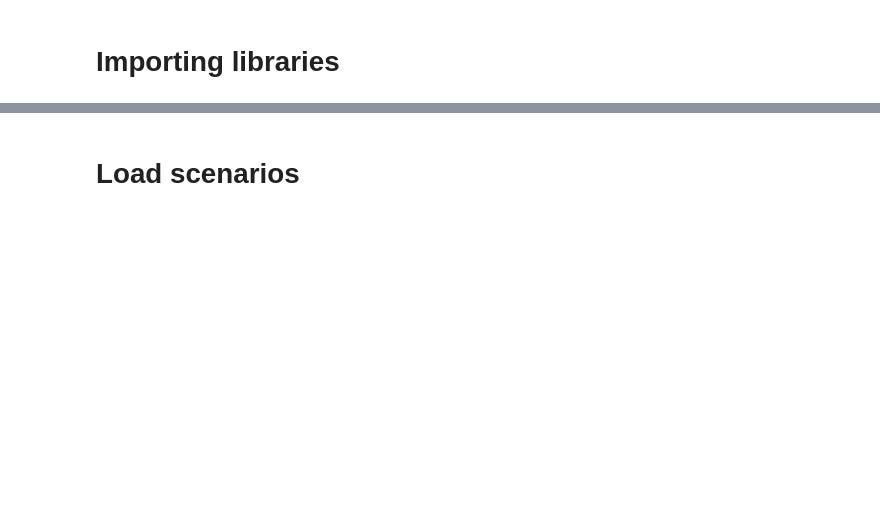
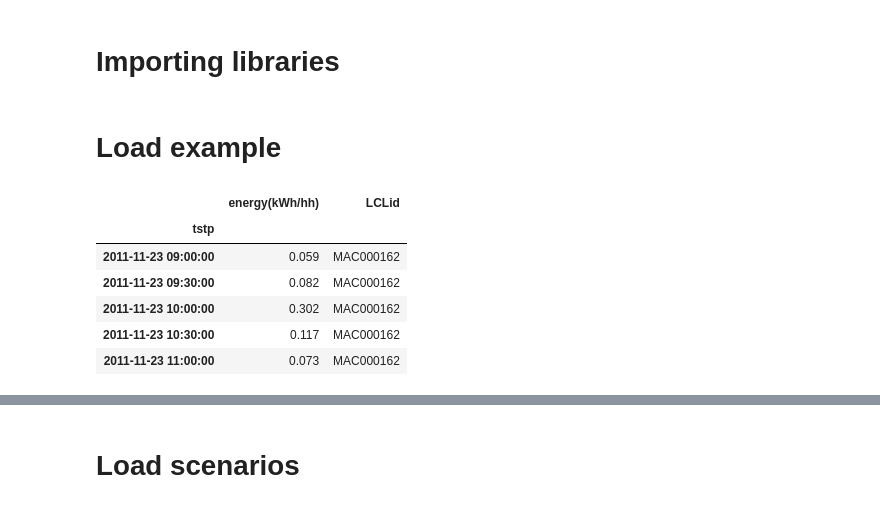
Before and after one commit to jlara6/OpenPy-TS-Clu, a Jupyter notebook: main_clu.ipynb, the cells around one changed output, grey strips where cells are left out. Cells and saved outputs as stored; diff of their text form; code cells hidden in the pictures; blank space fills up the shorter version.

```diff
--- a/main_clu.ipynb
+++ b/main_clu.ipynb
@@ -5 +5,3 @@ from openpy_ts_clu import clustering_kmeans, scenarios
 import matplotlib.pyplot as plt
+# %% [markdown]
+# Load example
@@ -5,0 +10,10 @@ import matplotlib.pyplot as plt
+# %%
+dataset.head()
+# %% [output]
+|  | energy(kWh/hh) | LCLid |
+| tstp |  |  |
+| 2011-11-23 09:00:00 | 0.059 | MAC000162 |
+| 2011-11-23 09:30:00 | 0.082 | MAC000162 |
+| 2011-11-23 10:00:00 | 0.302 | MAC000162 |
+| 2011-11-23 10:30:00 | 0.117 | MAC000162 |
+| 2011-11-23 11:00:00 | 0.073 | MAC000162 |
```
Also changed, not shown: parts of 31 cells of this notebook, 3 other files.
